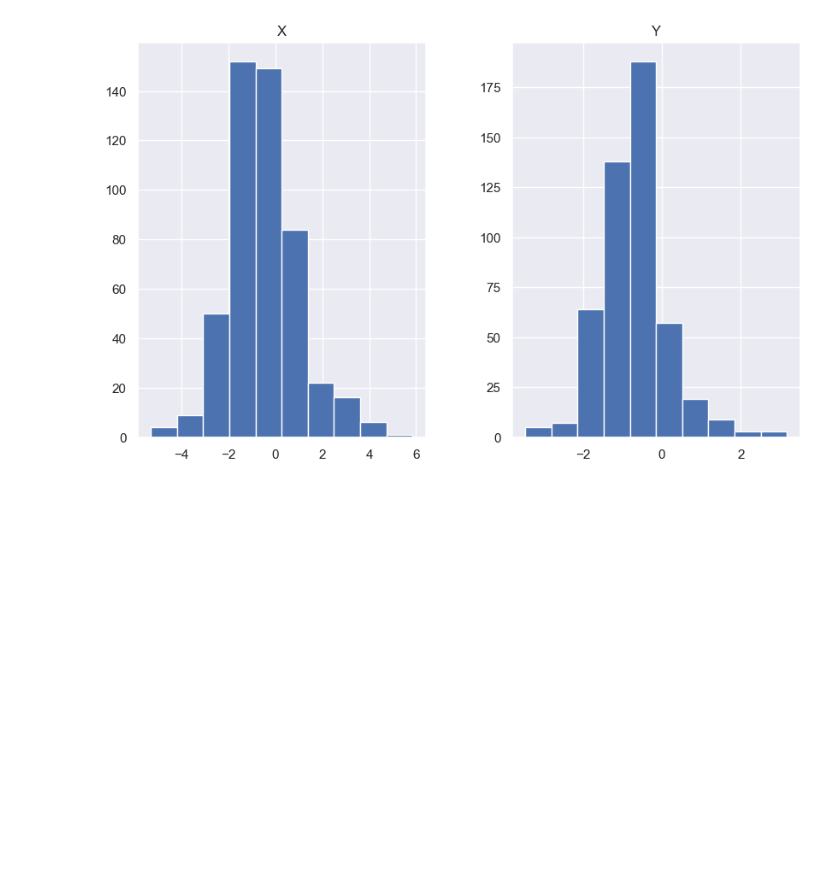
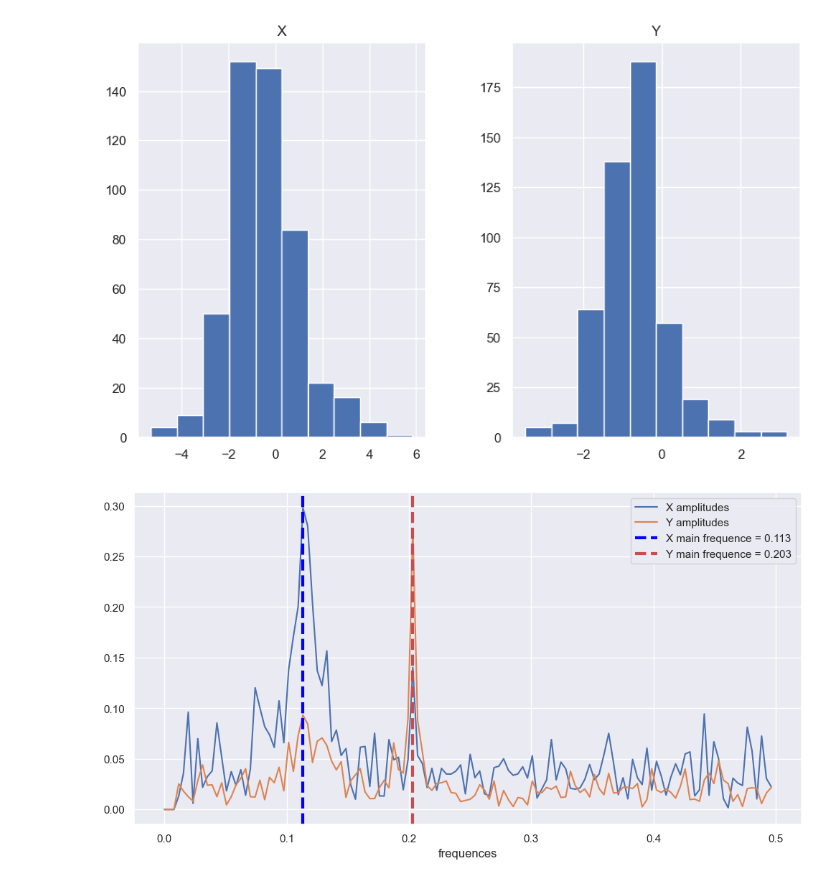
Before and after one commit to settlermine/jinr_practice, a Jupyter notebook: main.ipynb, the cells around one changed output. Cells and saved outputs as stored; diff of their text form; code cells hidden in the pictures; blank space fills up the shorter version.

Commit message:
Добавлена функция для поиска основной частоты. Добавлен кусок кода с примером ее реализации

```diff
--- a/main.ipynb
+++ b/main.ipynb
@@ -132,3 +127,30 @@ def find_main_frequence(frequences, amplitudes, slice_percentage=1) -> :
+# %%
+def find_main_frequence(frequences: np.ndarray, amplitudes: np.ndarray, slice_percentage: float = 0.5) -> float:
+    """Функция для нахождения основной частоты спектра.
+
+    Args:
+        frequences (np.ndarray): Вектор частот спектра.
+        amplitudes (np.ndarray): Вектор амплитуд спектра.
+        slice_percentage (float, optional): Параметр, отвечающий за долю значений, которые будут расматриваться (автор не до конца в этом уверен)/
+            По умолчанию, берутся все значения. Defaults to 0.5.
+
+    Raises:
+        ValueError: Возникает, если frequences и amplitudes имеют разную длину.
+
+    Returns:
+        float: Значение основной частоты
+    """
+
+    # Проверка на соответствие длин frequences и amplitudes. При несоответсвии выдается исключение
+    if len(frequences) != len(amplitudes):
+        raise ValueError('frequences and amplitudes must have same length')
+
+    # Находим позицию, на которой находится значение максимальной из амплитуд вместе с соотвествующим срезом (умножение на двойку было в маткадовском коде,
+    # если его убрать, то значение по умолчанию для slice_percentage нужно сделать равным единице).
+    main_frequence_index = np.argmax(amplitudes[:int(slice_percentage * 2 * len(frequences))])
+    # Выделяем частоту, которая находится на найденной выше позиции.
+    main_frequence = frequences[main_frequence_index]
+    return main_frequence
 # %%
 sns.set_theme()
 # %%
@@ -176,2 +198,18 @@ beam_center_coords.hist(figsize = (10, 6));
 # %% [output]
 [figure]
+# %%
+spectrum = pd.DataFrame()
+main_frequences = {}
+for axis in 'X', 'Y':
+    freq, amp = get_spectrum(beam_center_coords[axis])
+    spectrum[axis + ' amplitudes'] = amp
+    main_frequences[axis] = find_main_frequence(freq, amp)
+spectrum['frequences'] = freq
+spectrum = spectrum.set_index('frequences')
+
+spectrum.plot(figsize=(12, 6))
+plt.axvline(main_frequences['X'], ls='--', c='blue', lw=3, label=f'X main frequence = {round(main_frequences["X"], 3)}')
+plt.axvline(main_frequences['Y'], ls='--', c='r', lw=3, label=f'Y main frequence = {round(main_frequences["Y"], 3)}')
+plt.legend();
+# %% [output]
+[figure, added]
```
Also changed, not shown: parts of 2 cells of this notebook.
